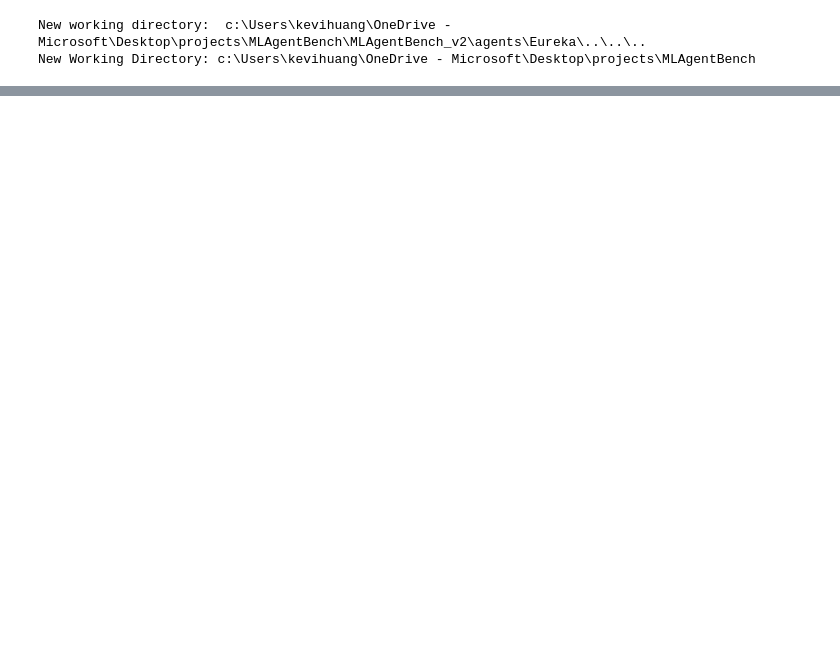
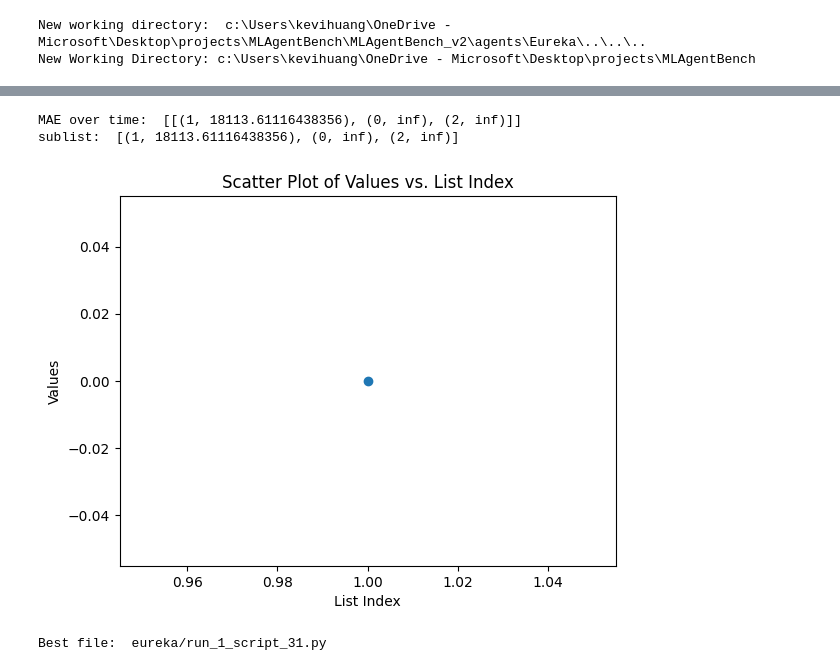
Before and after one commit to KevinH48264/MLAgentBench, a Jupyter notebook: MLAgentBench_v2/agents/Eureka/eureka.ipynb, the cells around one changed output, grey strips where cells are left out. Cells and saved outputs as stored; diff of their text form; code cells hidden in the pictures; blank space fills up the shorter version.

```diff
--- a/MLAgentBench_v2/agents/Eureka/eureka.ipynb
+++ b/MLAgentBench_v2/agents/Eureka/eureka.ipynb
@@ -193,0 +314,33 @@ Calling function wrapped_complete_text_openai(args = (), kwargs = {'system_promp
+# %%
+# Ideally I want to maintain a plot of the MAE results over time and expect to see them decrease over time
+mae_over_time = [sorted_index_mae_results]
+print("MAE over time: ", mae_over_time)
+
+def plot_mae_over_time(mae_over_time):
+    # Preparing data for scatter plot
+    x_values = []
+    y_values = []
+
+    for i, sublist in enumerate(mae_over_time):
+        print("sublist: ", sublist)
+        for value in sublist[1]:
+            if value != 'inf':
+                x_values.append(i + 1)  # Adding 1 because list index starts at 0
+                y_values.append(value)
+
+    # Creating scatter plot
+    plt.scatter(x_values, y_values)
+    plt.xlabel('List Index')
+    plt.ylabel('Values')
+    plt.title('Scatter Plot of Values vs. List Index')
+    plt.savefig(f'workspace/home-data-for-ml-course_branch/eureka/mae_over_time_{len(mae_over_time)}.png')
+plot_mae_over_time(mae_over_time)
+# %% [output]
+MAE over time:  [[(1, 18113.61116438356), (0, inf), (2, inf)]]
+sublist:  [(1, 18113.61116438356), (0, inf), (2, inf)]
+[figure, added]
+# %%
+best_file = f'eureka/run_1_script_{sorted_index_mae_results[0][0]}.py'
+print("Best file: ", best_file)
+# %% [output]
+Best file:  eureka/run_1_script_31.py
```
Also changed, not shown: parts of 6 cells of this notebook, 2 other files.
